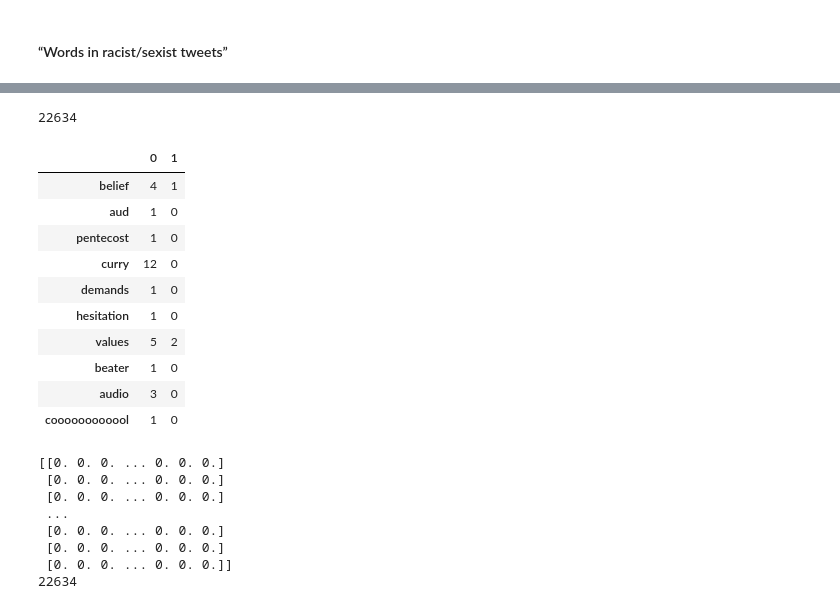
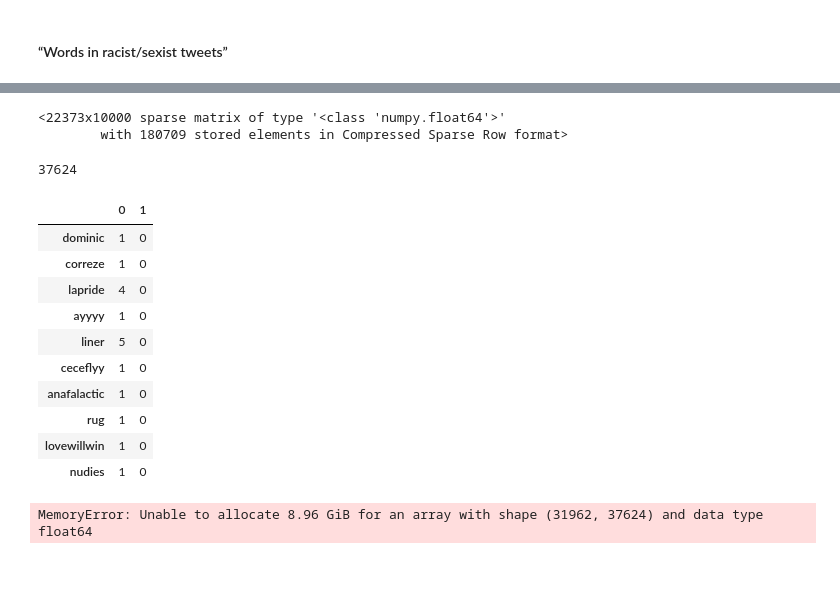
Before and after one commit to bits-mtech/NLP, a Jupyter notebook: Assignment.ipynb, the cells around one changed output, grey strips where cells are left out. Drawn from its saved outputs; the diff is of its cells as text; code cells hidden in the pictures; blank space fills up the shorter version.

```diff
--- a/Assignment.ipynb
+++ b/Assignment.ipynb
@@ -192,21 +292,0 @@ fig.show()
-# %%
-#!pip install tweet-preprocessor
-import preprocessor as p
-def preprocess_tweet(row):
-    text = row['clean_tweet']
-    text = p.clean(text)
-    return text
-
-def preprocessing_text(text):
-     # Make lowercase
-     text = text.str.lower()
-     # Remove punctuation
-     text = text.str.replace('[^\w\s]', '', regex=True)
-     # Remove digits
-     text = text.str.replace('[\d]+', '', regex=True)
-     return text
-pd.set_option('max_colwidth', 500)
-
-df_train['clean_tweet'] = df_train.apply(preprocess_tweet, axis=1)
-df_train['clean_tweet'] = preprocessing_text(df_train['clean_tweet'])
-df_train.head()
@@ -220,8 +293,8 @@ df_train.head()
 # %%
-# Removing Stopwords
-STOPWORDS = stopwords.words('english')
+# # Removing Stopwords
+# STOPWORDS = stopwords.words('english')
 
-def cleaning_stopwords(text,STOPWORDS):
-    return " ".join([word for word in str(text).split() if word not in STOPWORDS])
-df_train['clean_tweet'] = df_train['clean_tweet'].apply(lambda text: cleaning_stopwords(text,STOPWORDS))
-df_train['clean_tweet'].head()
+# def cleaning_stopwords(text,STOPWORDS):
+#     return " ".join([word for word in str(text).split() if word not in STOPWORDS])
+# df_train['clean_tweet'] = df_train['clean_tweet'].apply(lambda text: cleaning_stopwords(text,STOPWORDS))
+# df_train['clean_tweet'].head()
@@ -310,7 +356,7 @@ from nltk.tokenize import RegexpTokenizer
 from nltk import pos_tag,download
 from collections import Counter
 tokenizer = RegexpTokenizer(r'\w+')
-df_train['token_tweet'] = df_train['clean_tweet'].apply(tokenizer.tokenize)
+df_train['token_tweet'] = df_train['clean_tweet1'].apply(tokenizer.tokenize)
 df_train['postag_tweet'] = df_train['token_tweet'].apply(lambda x: pos_tag(x))
 # %%
 counts = Counter( tag for df_train['token_tweet'].iloc[1],  tag in df_train['postag_tweet'].iloc[1])
@@ -381,0 +449,5 @@ plt.show()
+# %%
+X_train
+# %% [output]
+<22373x10000 sparse matrix of type '<class 'numpy.float64'>'
+        with 180709 stored elements in Compressed Sparse Row format>
@@ -382,42 +456,35 @@ plt.show()
 # %%
 #Bag of words
 cvec = CountVectorizer()
-cvec.fit(df_train.clean_tweet)
-neg_doc_matrix = cvec.transform(df_train[df_train.label == 0].clean_tweet)
-pos_doc_matrix = cvec.transform(df_train[df_train.label == 1].clean_tweet)
+cvec.fit(df_train.clean_tweet1)
+neg_doc_matrix = cvec.transform(df_train[df_train.label == 0].clean_tweet1)
+pos_doc_matrix = cvec.transform(df_train[df_train.label == 1].clean_tweet1)
 neg_tf = np.sum(neg_doc_matrix,axis=0)
 pos_tf = np.sum(pos_doc_matrix,axis=0)
 neg = np.squeeze(np.asarray(neg_tf))
 pos = np.squeeze(np.asarray(pos_tf))
 term_freq_df = pd.DataFrame([neg,pos],columns=cvec.get_feature_names()).transpose()
 print(len(cvec.get_feature_names()))
 term_freq_df.sample(10)
 # %% [output]
-22634
+37624
 |  | 0 | 1 |
-| belief | 4 | 1 |
-| aud | 1 | 0 |
-| pentecost | 1 | 0 |
-| curry | 12 | 0 |
-| demands | 1 | 0 |
-| hesitation | 1 | 0 |
-| values | 5 | 2 |
-| beater | 1 | 0 |
-| audio | 3 | 0 |
-| coooooooooool | 1 | 0 |
+| dominic | 1 | 0 |
+| correze | 1 | 0 |
+| lapride | 4 | 0 |
+| ayyyy | 1 | 0 |
+| liner | 5 | 0 |
+| ceceflyy | 1 | 0 |
+| anafalactic | 1 | 0 |
+| rug | 1 | 0 |
+| lovewillwin | 1 | 0 |
+| nudies | 1 | 0 |
 # %%
 #TF-IDF
 from sklearn.feature_extraction.text import TfidfVectorizer
 vectorizer = TfidfVectorizer()
-X = vectorizer.fit_transform(df_train.clean_tweet)
+X = vectorizer.fit_transform(df_train.clean_tweet1)
 print(X.toarray())
 print(len(vectorizer.get_feature_names()))
 # %% [output]
-[[0. 0. 0. ... 0. 0. 0.]
- [0. 0. 0. ... 0. 0. 0.]
- [0. 0. 0. ... 0. 0. 0.]
- ...
- [0. 0. 0. ... 0. 0. 0.]
- [0. 0. 0. ... 0. 0. 0.]
- [0. 0. 0. ... 0. 0. 0.]]
-22634
+MemoryError: Unable to allocate 8.96 GiB for an array with shape (31962, 37624) and data type float64
```
Also changed, not shown: parts of 29 cells of this notebook.
